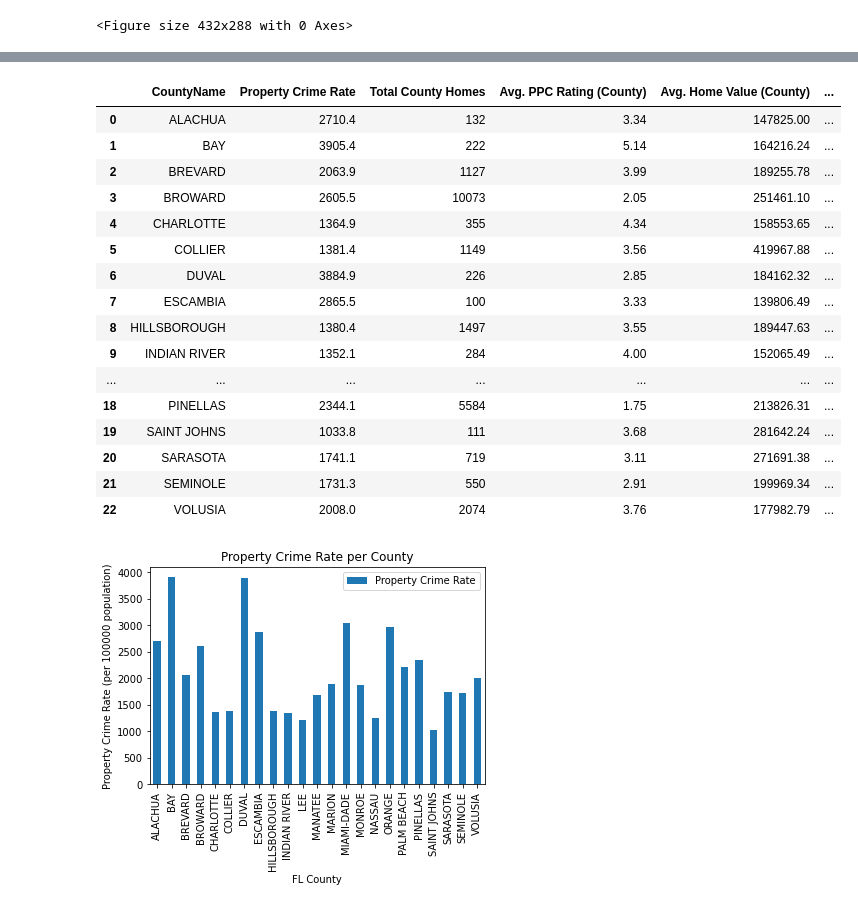
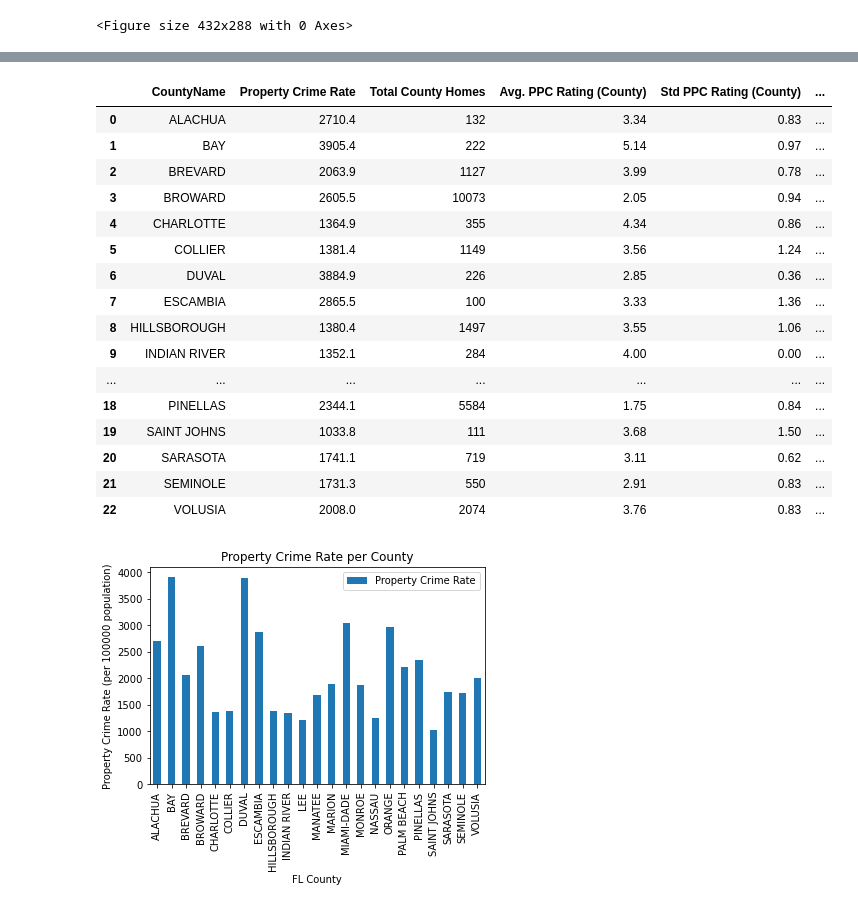
Before and after one commit to ajwu100/GROUP-9-PROJECT-1, a Jupyter notebook: public_community.ipynb, the cells around one changed output, grey strips where cells are left out. Drawn from its saved outputs; the diff is of its cells as text; code cells hidden in the pictures.

```diff
--- a/public_community.ipynb
+++ b/public_community.ipynb
@@ -334,7 +334,7 @@ county_PPC_df = df[["Id", "CountyName", "PPC", "ValueofHome"]]
 #Drop duplicates from all homes in original dataset.
 county_PPC_df = county_PPC_df.drop_duplicates(subset=['Id'])
 #Changed PPC and Value of Home data from object to integers.
-#Clean up original dataset to exclude rows where PPC data is shown as nulls.
+#Clean up original dataset to exclude rows where data is shown as nulls.
 county_PPC_df["PPC"] = pd.to_numeric(county_PPC_df["PPC"],errors='coerce')
 county_PPC_df["ValueofHome"] = pd.to_numeric(county_PPC_df["ValueofHome"],errors='coerce')
 county_PPC_df = county_PPC_df.dropna()
@@ -391,19 +391,28 @@ favcounty_final2= favcounty_final.dropna(subset=["PPC"])
 county_gp = favcounty_final2.groupby(["CountyName"])
 county_home = county_gp["Id"].count()
 county_PPC = county_gp["PPC"].mean()
+county_PPC_std = county_gp["PPC"].std()
 county_value = county_gp["ValueofHome"].mean()
+county_value_std = county_gp["ValueofHome"].std()
 
 vacation_gp = clean_ppc_master_df.groupby(["CountyName"])
 vacation_home = vacation_gp["Id"].count()
 vacation_PPC = vacation_gp["PPC"].mean()
+vacation_PPC_std = vacation_gp["PPC"].std()
 vacation_value = vacation_gp["ValueofHome"].mean()
+vacation_value_std = vacation_gp["ValueofHome"].std()
 
 summary_df = pd.DataFrame(county_home)
 summary_df["Avg. PPC Rating (County)"] = round(county_PPC,2)
+summary_df["Std PPC Rating (County)"] = round(county_PPC_std,2)
 summary_df["Avg. Home Value (County)"] = round(county_value,2)
+summary_df["Std Home Value (County)"] = round(county_value_std,2)
+
 summary_df["Total Vacation Homes"] = vacation_home
 summary_df["Avg. PPC Rating (Vacation)"] = round(vacation_PPC,2)
+summary_df["Std PPC Rating (Vacation)"] = round(vacation_PPC_std,2)
 summary_df["Avg. Home Value (Vacation)"] = round(vacation_value,2)
+summary_df["Std Home Value (Vacation)"] = round(vacation_value_std,2)
 
 summary_df
 # %% [output]
@@ -467,24 +464,26 @@ summary_df[["CountyName", "Id", "Avg. PPC Rating (County)", "Avg. Home Value (Co
 # %%
-summary2_df = summary_df.rename(columns={"Id": "Total County Homes"})
+summary_df = summary_df.rename(columns={"Id": "Total County Homes"})
 
-summary2_df
+summary_df = summary_df.fillna(0)
+
+summary_df
 # %% [output]
-|  | CountyName | Property Crime Rate | Total County Homes | Avg. PPC Rating (County) | Avg. Home Value (County) | ... |
-| 0 | ALACHUA | 2710.4 | 132 | 3.34 | 147825.00 | ... |
-| 1 | BAY | 3905.4 | 222 | 5.14 | 164216.24 | ... |
-| 2 | BREVARD | 2063.9 | 1127 | 3.99 | 189255.78 | ... |
-| 3 | BROWARD | 2605.5 | 10073 | 2.05 | 251461.10 | ... |
-| 4 | CHARLOTTE | 1364.9 | 355 | 4.34 | 158553.65 | ... |
-| 5 | COLLIER | 1381.4 | 1149 | 3.56 | 419967.88 | ... |
-| 6 | DUVAL | 3884.9 | 226 | 2.85 | 184162.32 | ... |
-| 7 | ESCAMBIA | 2865.5 | 100 | 3.33 | 139806.49 | ... |
-| 8 | HILLSBOROUGH | 1380.4 | 1497 | 3.55 | 189447.63 | ... |
-| 9 | INDIAN RIVER | 1352.1 | 284 | 4.00 | 152065.49 | ... |
+|  | CountyName | Property Crime Rate | Total County Homes | Avg. PPC Rating (County) | Std PPC Rating (County) | ... |
+| 0 | ALACHUA | 2710.4 | 132 | 3.34 | 0.83 | ... |
+| 1 | BAY | 3905.4 | 222 | 5.14 | 0.97 | ... |
+| 2 | BREVARD | 2063.9 | 1127 | 3.99 | 0.78 | ... |
+| 3 | BROWARD | 2605.5 | 10073 | 2.05 | 0.94 | ... |
+| 4 | CHARLOTTE | 1364.9 | 355 | 4.34 | 0.86 | ... |
+| 5 | COLLIER | 1381.4 | 1149 | 3.56 | 1.24 | ... |
+| 6 | DUVAL | 3884.9 | 226 | 2.85 | 0.36 | ... |
+| 7 | ESCAMBIA | 2865.5 | 100 | 3.33 | 1.36 | ... |
+| 8 | HILLSBOROUGH | 1380.4 | 1497 | 3.55 | 1.06 | ... |
+| 9 | INDIAN RIVER | 1352.1 | 284 | 4.00 | 0.00 | ... |
 | ... | ... | ... | ... | ... | ... | ... |
-| 18 | PINELLAS | 2344.1 | 5584 | 1.75 | 213826.31 | ... |
-| 19 | SAINT JOHNS | 1033.8 | 111 | 3.68 | 281642.24 | ... |
-| 20 | SARASOTA | 1741.1 | 719 | 3.11 | 271691.38 | ... |
-| 21 | SEMINOLE | 1731.3 | 550 | 2.91 | 199969.34 | ... |
-| 22 | VOLUSIA | 2008.0 | 2074 | 3.76 | 177982.79 | ... |
+| 18 | PINELLAS | 2344.1 | 5584 | 1.75 | 0.84 | ... |
+| 19 | SAINT JOHNS | 1033.8 | 111 | 3.68 | 1.50 | ... |
+| 20 | SARASOTA | 1741.1 | 719 | 3.11 | 0.62 | ... |
+| 21 | SEMINOLE | 1731.3 | 550 | 2.91 | 0.83 | ... |
+| 22 | VOLUSIA | 2008.0 | 2074 | 3.76 | 0.83 | ... |
 # %%
 # Bar chart with Property Crime Rate for each county.
```
Also changed, not shown: parts of 15 cells of this notebook, 5 other files.
